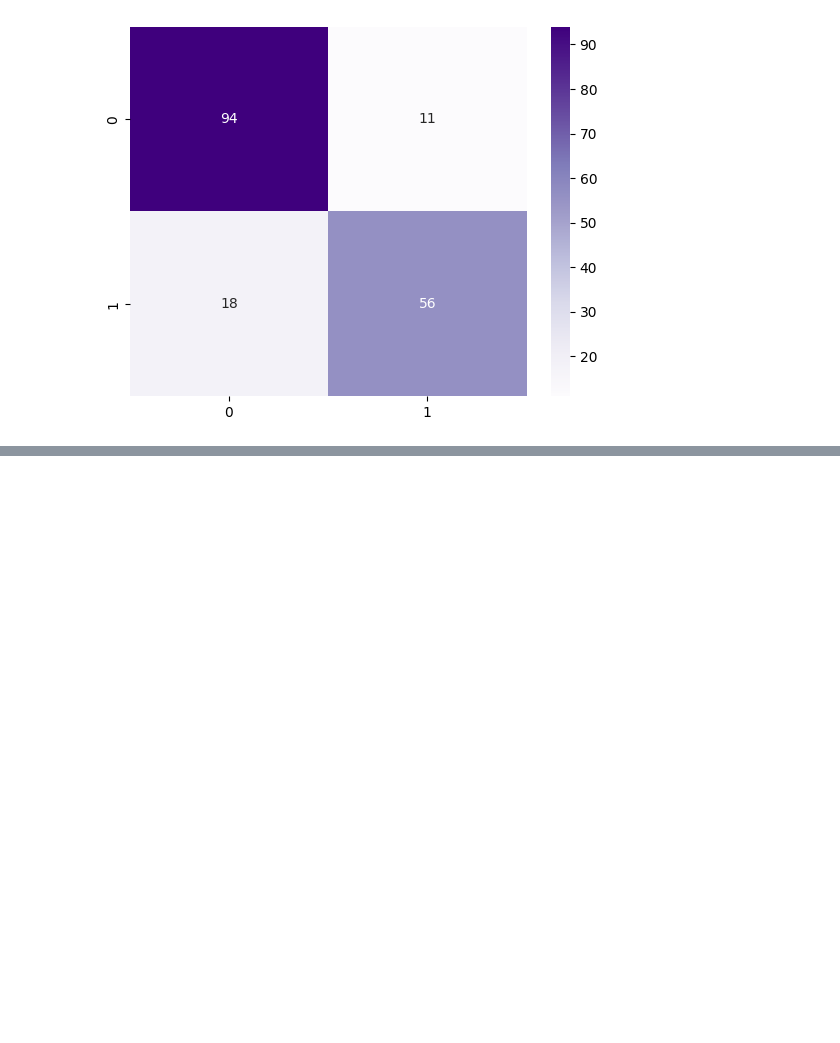
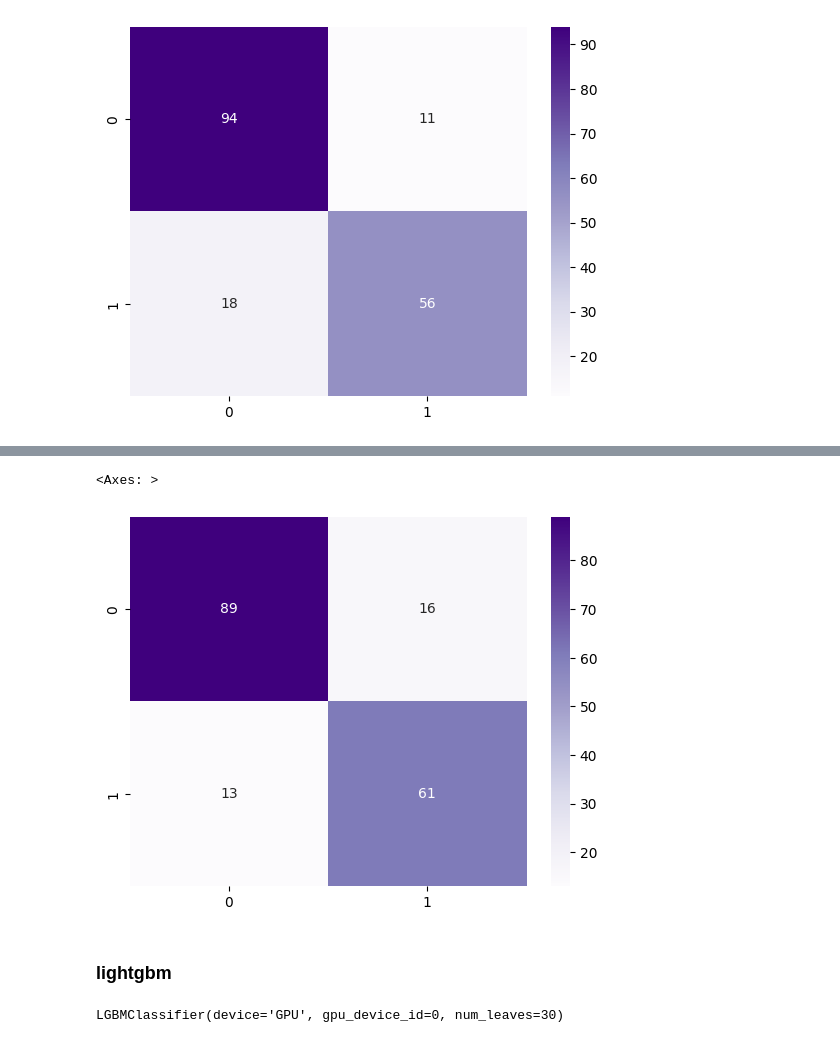
Before and after one commit to Raminydo/Titanic-ML, a Jupyter notebook: gradient_boosting.ipynb, the cells around one changed output, grey strips where cells are left out. Drawn from its saved outputs; the diff is of its cells as text; code cells hidden in the pictures; blank space fills up the shorter version.

```diff
--- a/gradient_boosting.ipynb
+++ b/gradient_boosting.ipynb
@@ -82,0 +89,10 @@ sns.heatmap(
+# %%
+cat = CatBoostClassifier(
+    task_type='GPU',
+    iterations=200,
+    learning_rate=0.1,
+    depth=6,
+    random_seed=123
+    )
+
+cat.fit(X_train, y_train)
@@ -82,0 +118,3 @@ sns.heatmap(
+# %%
+y_pred = cat.predict(X_test)
+print(classification_report(y_test, y_pred))
@@ -82,0 +130,24 @@ sns.heatmap(
+# %%
+sns.heatmap(
+    confusion_matrix(y_test, y_pred),
+    annot=True,
+    fmt='.0f',
+    cmap='Purples'
+    )
+# %% [output]
+<Axes: >
+[figure, added]
+# %% [markdown]
+### lightgbm
+# %%
+light = LGBMClassifier(
+    device='GPU',
+    gpu_device_id=0,
+    n_estimators=100,
+    learning_rate=0.1,
+    num_leaves=30,
+    )
+
+light.fit(X_train, y_train)
+# %% [output]
+LGBMClassifier(device='GPU', gpu_device_id=0, num_leaves=30)
```
Also changed, not shown: parts of 8 cells of this notebook.
